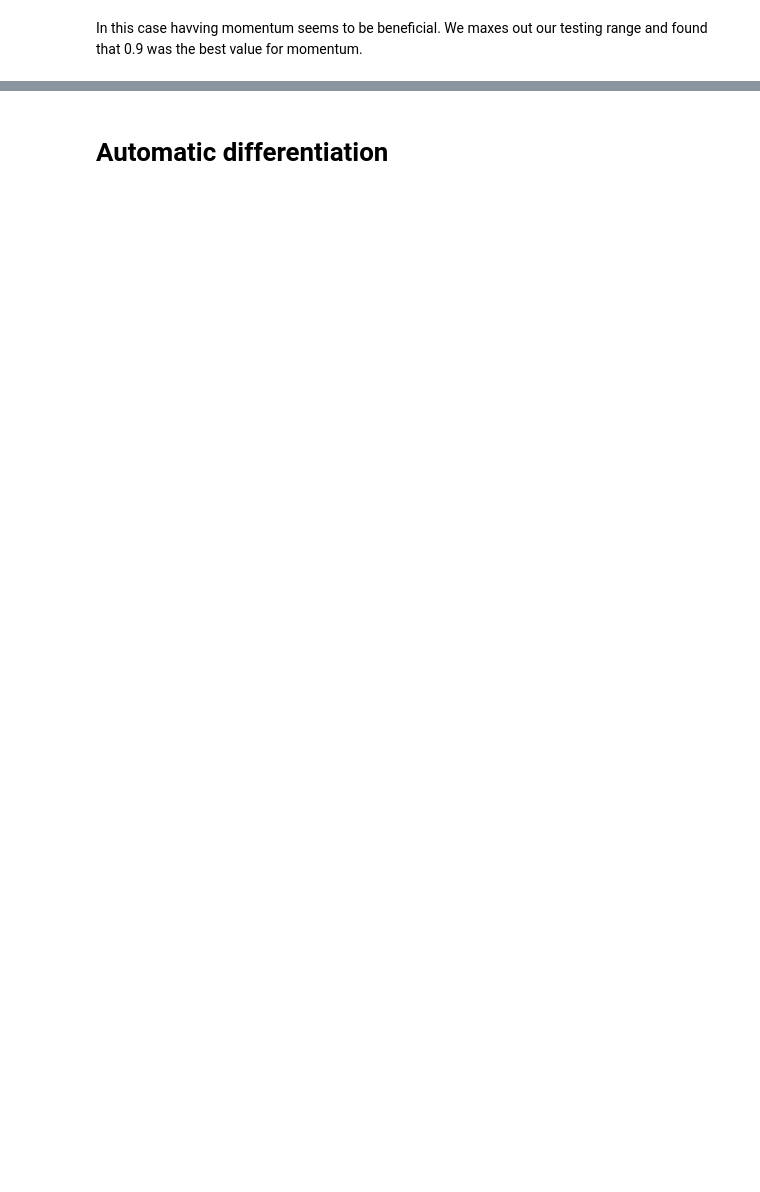
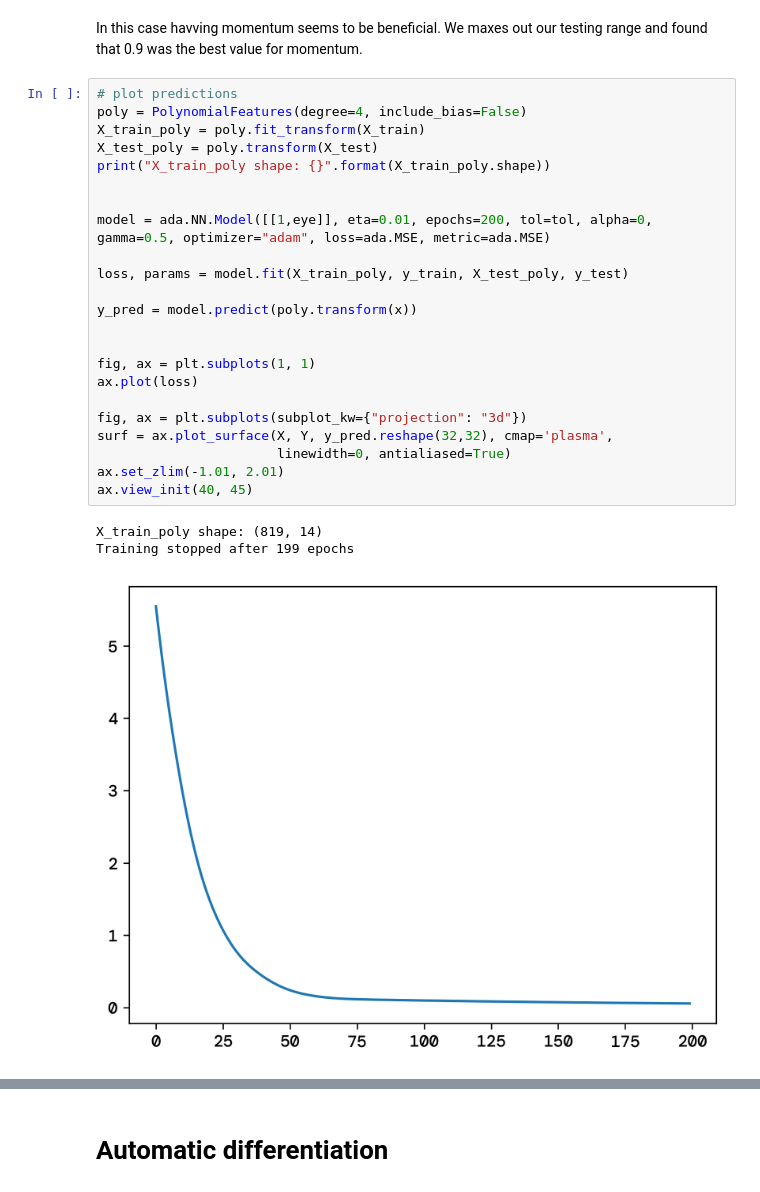
Before and after one commit to bragewiseth/MachineLearningProjects, a Jupyter notebook: project2/src/regression.ipynb, the cells around one changed output, grey strips where cells are left out. Drawn from its saved outputs; the diff is of its cells as text; blank space fills up the shorter version.

```diff
--- a/project2/src/regression.ipynb
+++ b/project2/src/regression.ipynb
@@ -147,2 +119,29 @@ best gamma for each cell ridge
 # %% [markdown]
 In this case havving momentum seems to be beneficial. We maxes out our testing range and found that 0.9 was the best value for momentum.
+# %%
+# plot predictions
+poly = PolynomialFeatures(degree=4, include_bias=False)
+X_train_poly = poly.fit_transform(X_train)
+X_test_poly = poly.transform(X_test)
+print("X_train_poly shape: {}".format(X_train_poly.shape))
+
+
+model = ada.NN.Model([[1,eye]], eta=0.01, epochs=200, tol=tol, alpha=0, gamma=0.5, optimizer="adam", loss=ada.MSE, metric=ada.MSE)
+
+loss, params = model.fit(X_train_poly, y_train, X_test_poly, y_test)
+
+y_pred = model.predict(poly.transform(x))
+
+
+fig, ax = plt.subplots(1, 1)
+ax.plot(loss)
+
+fig, ax = plt.subplots(subplot_kw={"projection": "3d"})
+surf = ax.plot_surface(X, Y, y_pred.reshape(32,32), cmap='plasma',
+                       linewidth=0, antialiased=True)
+ax.set_zlim(-1.01, 2.01)
+ax.view_init(40, 45)
+# %% [output]
+X_train_poly shape: (819, 14)
+Training stopped after 199 epochs
+[figure, added]
```
Also changed, not shown: parts of 10 cells of this notebook, 8 other files.
